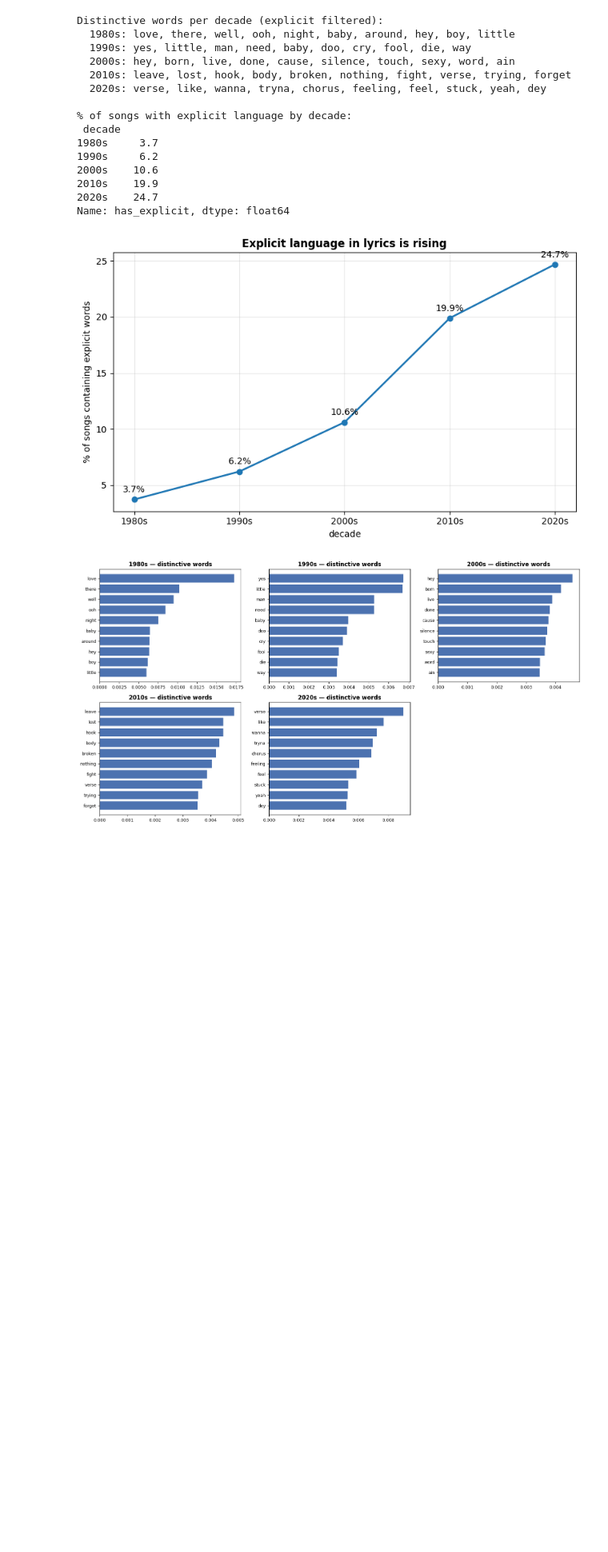
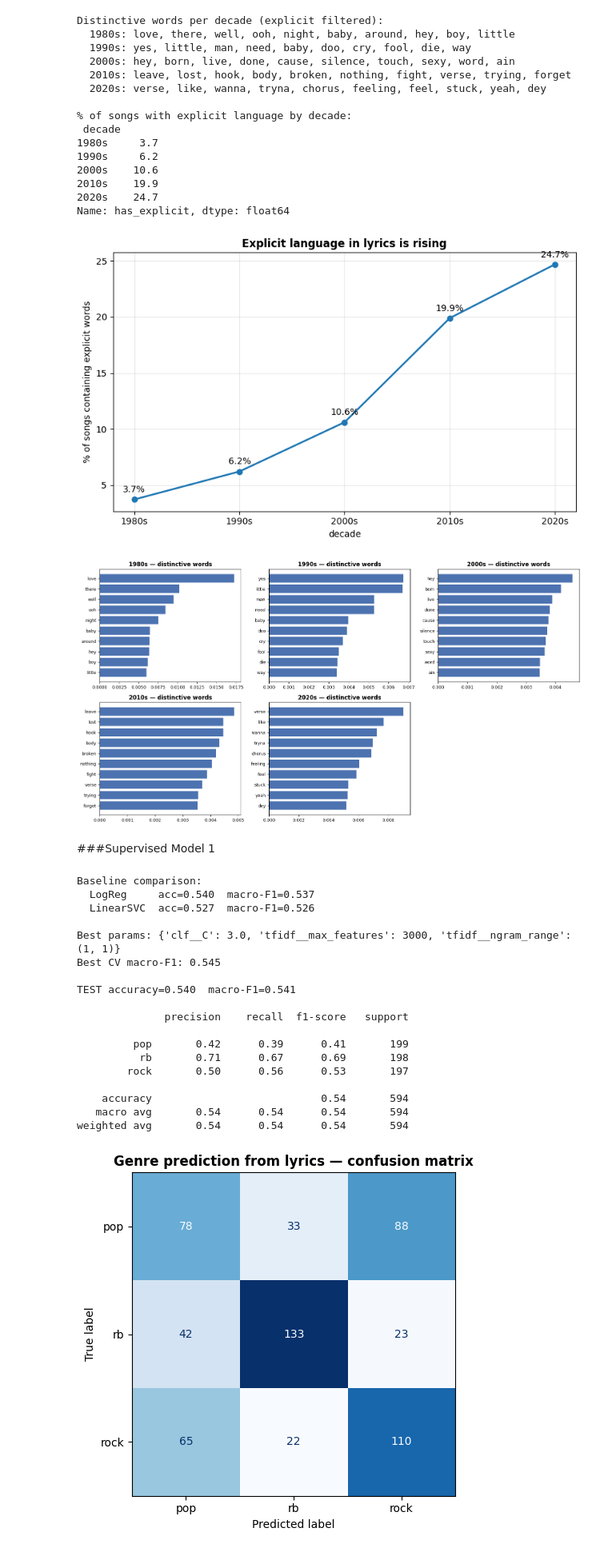
Before and after one commit to ionutbirescu/lyrics-data-mining, a Jupyter notebook: GeniusLyrics.ipynb, the cells around one changed output. Shown at 80% size. Cells and saved outputs as stored; diff of their text form; code cells hidden in the pictures; blank space fills up the shorter version.

Commit message:
added supervised model

```diff
--- a/GeniusLyrics.ipynb
+++ b/GeniusLyrics.ipynb
@@ -337,3 +337,83 @@ plt.savefig("tfidf_decade_fingerprints.png", dpi=120, bbox_inches="tight")
 plt.show()
 # %% [output]
 [figure]
+# %% [markdown]
+###Supervised Model 1
+# %%
+# TF-IDF is fit INSIDE the pipeline on training data only (no leakage into the test set).
+import pandas as pd, numpy as np
+import matplotlib.pyplot as plt
+from sklearn.model_selection import train_test_split, GridSearchCV
+from sklearn.feature_extraction.text import TfidfVectorizer
+from sklearn.linear_model import LogisticRegression
+from sklearn.svm import LinearSVC
+from sklearn.pipeline import Pipeline
+from sklearn.metrics import (classification_report, confusion_matrix,
+                             ConfusionMatrixDisplay, accuracy_score, f1_score)
+
+df = pd.read_csv("lyrics_clean.csv")
+df["tokens_str"] = df["tokens_str"].fillna("")
+X, y = df["tokens_str"], df["genre"]
+
+X_train, X_test, y_train, y_test = train_test_split(
+    X, y, test_size=0.2, stratify=y, random_state=42)
+
+def make_pipe(clf):
+    return Pipeline([
+        ("tfidf", TfidfVectorizer(max_features=5000, min_df=5, sublinear_tf=True)),
+        ("clf", clf),
+    ])
+
+print("Baseline comparison:")
+for name, clf in [("LogReg",    LogisticRegression(max_iter=1000, class_weight="balanced")),
+                  ("LinearSVC", LinearSVC(class_weight="balanced"))]:
+    p = make_pipe(clf); p.fit(X_train, y_train); pred = p.predict(X_test)
+    print(f"  {name:10} acc={accuracy_score(y_test,pred):.3f}  "
+          f"macro-F1={f1_score(y_test,pred,average='macro'):.3f}")
+
+param_grid = {
+    "tfidf__ngram_range":  [(1,1), (1,2)],     # unigrams vs uni+bigrams
+    "tfidf__max_features": [3000, 5000, 8000], # vocabulary size
+    "clf__C":              [0.3, 1.0, 3.0],    # regularization strength
+}
+grid = GridSearchCV(
+    make_pipe(LogisticRegression(max_iter=1000, class_weight="balanced")),
+    param_grid, cv=5, scoring="f1_macro", n_jobs=-1)
+grid.fit(X_train, y_train)
+print("\nBest params:", grid.best_params_)
+print(f"Best CV macro-F1: {grid.best_score_:.3f}")
+
+best = grid.best_estimator_
+y_pred = best.predict(X_test)
+print(f"\nTEST accuracy={accuracy_score(y_test,y_pred):.3f}  "
+      f"macro-F1={f1_score(y_test,y_pred,average='macro'):.3f}\n")
+print(classification_report(y_test, y_pred))
+
+labels = sorted(y.unique())
+cm = confusion_matrix(y_test, y_pred, labels=labels)
+fig, ax = plt.subplots(figsize=(6, 5))
+ConfusionMatrixDisplay(cm, display_labels=labels).plot(ax=ax, cmap="Blues", colorbar=False)
+ax.set_title("Genre prediction from lyrics — confusion matrix", fontweight="bold")
+plt.tight_layout()
+plt.savefig("confusion_matrix.png", dpi=120, bbox_inches="tight")
+plt.show()
+# %% [output]
+Baseline comparison:
+  LogReg     acc=0.540  macro-F1=0.537
+  LinearSVC  acc=0.527  macro-F1=0.526
+
+Best params: {'clf__C': 3.0, 'tfidf__max_features': 3000, 'tfidf__ngram_range': (1, 1)}
+Best CV macro-F1: 0.545
+
+TEST accuracy=0.540  macro-F1=0.541
+
+              precision    recall  f1-score   support
+
+         pop       0.42      0.39      0.41       199
+          rb       0.71      0.67      0.69       198
+        rock       0.50      0.56      0.53       197
+
+    accuracy                           0.54       594
+   macro avg       0.54      0.54      0.54       594
+weighted avg       0.54      0.54      0.54       594
+[figure, added]
```
